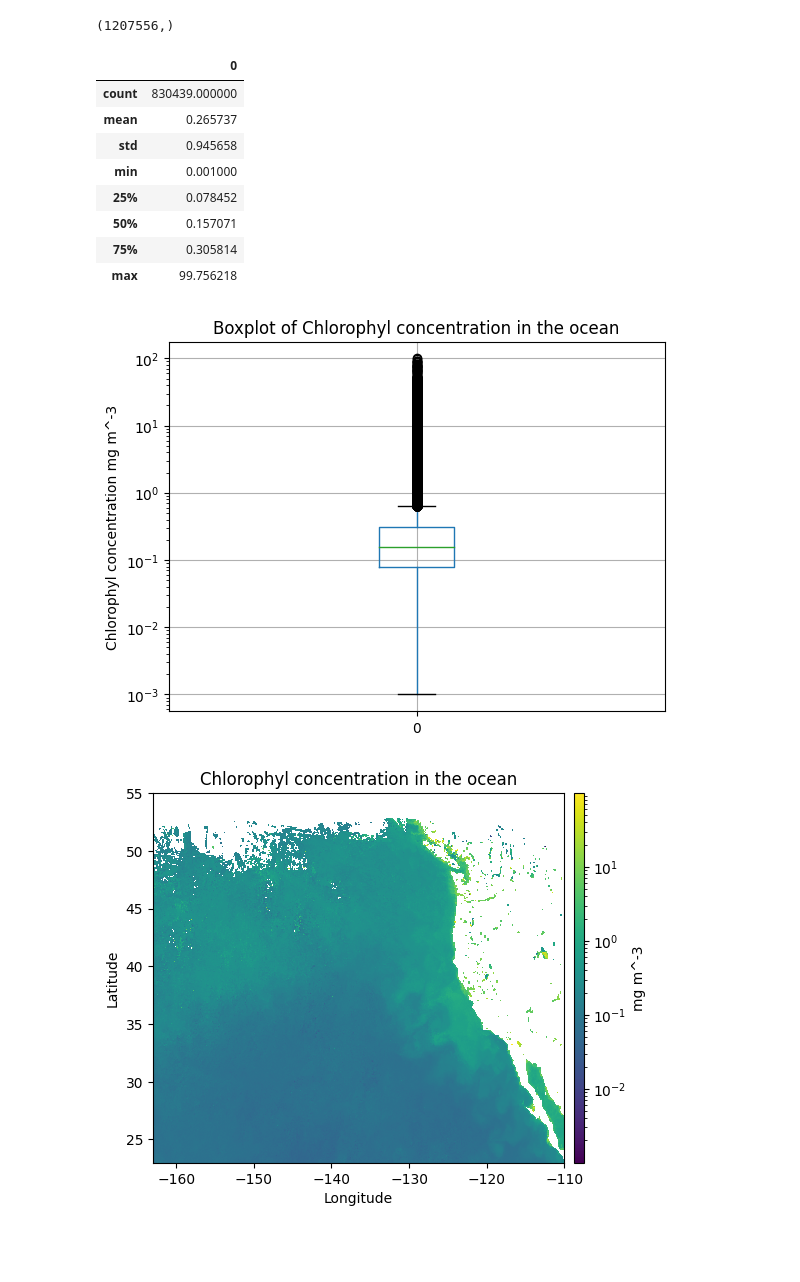
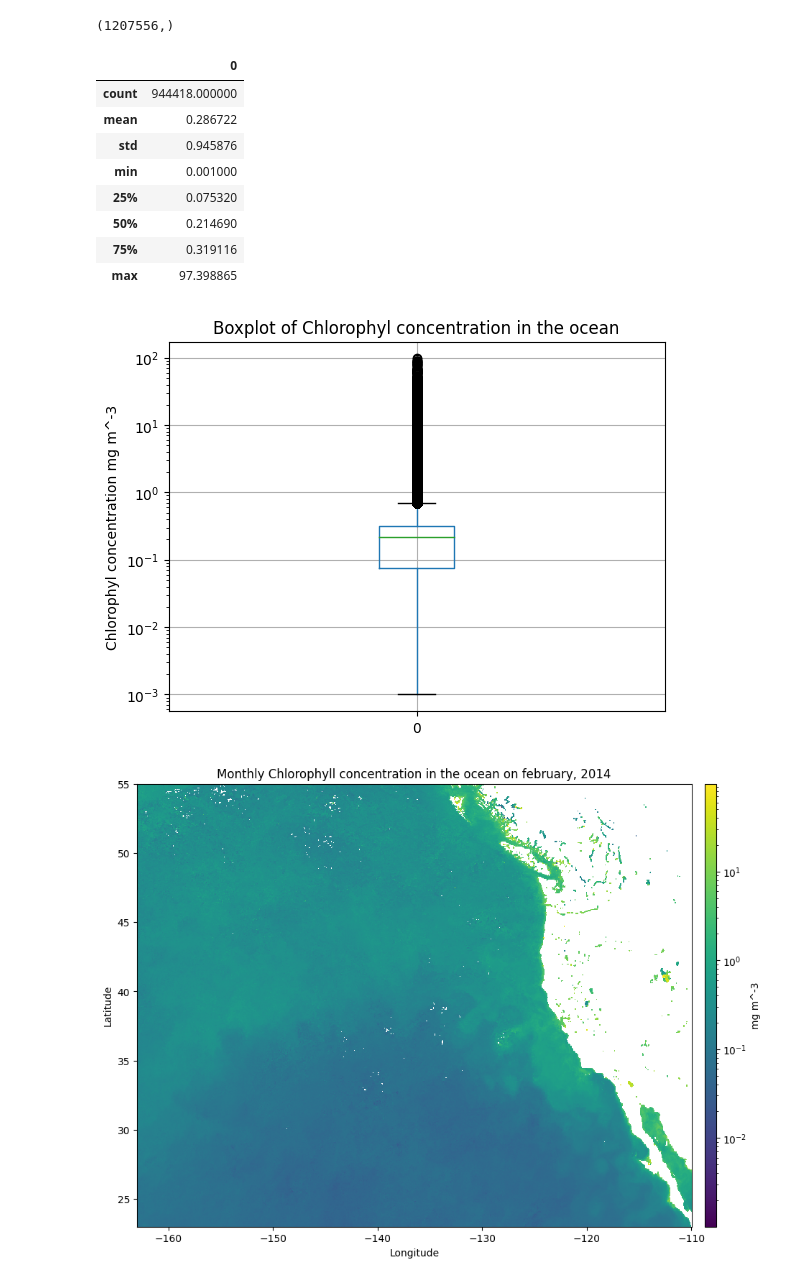
Before and after one commit to MaritzaB/satellital_imagery, a Jupyter notebook: clase_04/CLOROFILA_BASEMAP_ok.ipynb, the cells around one changed output. Cells and saved outputs as stored; diff of their text form; code cells hidden in the pictures; blank space fills up the shorter version.

```diff
--- a/clase_04/CLOROFILA_BASEMAP_ok.ipynb
+++ b/clase_04/CLOROFILA_BASEMAP_ok.ipynb
@@ -15,3 +13,6 @@ data=nc.Dataset('../chlc/2014/02/noaacwNPPVIIRSSQchlaMonthly_9cc4_73a7_7146_U170
+# %%
+data = glob.glob('../chlc/2014/02/*.nc')
+data=nc.Dataset(data[0])
 # %%
 print(data.variables.keys() , '\n')
 print('Metadata of the variable Chlorophyl concentration: \n', data.variables['chlor_a'] , '\n')
@@ -64,14 +65,14 @@ chl3d_flattened_df = pd.DataFrame(chl3d_flattened)
 chl3d_flattened_df.describe()
 # %% [output]
 |  | 0 |
-| count | 830439.000000 |
-| mean | 0.265737 |
-| std | 0.945658 |
+| count | 944418.000000 |
+| mean | 0.286722 |
+| std | 0.945876 |
 | min | 0.001000 |
-| 25% | 0.078452 |
-| 50% | 0.157071 |
-| 75% | 0.305814 |
-| max | 99.756218 |
+| 25% | 0.075320 |
+| 50% | 0.214690 |
+| 75% | 0.319116 |
+| max | 97.398865 |
 # %%
 # Boxplot
 
@@ -81,16 +82,18 @@ chl3d_boxplot.title.set_text('Boxplot of Chlorophyl concentration in the ocean')
 chl3d_boxplot.set_ylabel(f'Chlorophyl concentration {chl_units}')
 plt.show()
 # %% [output]
-[figure, old version]
+[figure, new version]
 # %%
-plt.figure(1)
+# figsize=(10,10)
+chlc_map = plt.figure(1)
+chlc_map.set_size_inches(12,8)
 plt.pcolor(lon,lat,chl3d[-1,:,:],norm=colors.LogNorm(vmin=min_chl, vmax=max_chl),cmap='viridis', shading='auto')
 colorbar = plt.colorbar(pad=0.02,aspect=40)
 colorbar.set_label(chl_units)
-plt.title('Chlorophyl concentration in the ocean')
+plt.title('Monthly Chlorophyll concentration in the ocean on ' + date_time.strftime('%B,' + ' %Y').lower())
 plt.xlabel('Longitude')
 plt.ylabel('Latitude')
 plt.show()
 # %% [output]
-[figure, old version]
+[figure, new version]
 # %%
```
Also changed, not shown: parts of 4 cells of this notebook.
